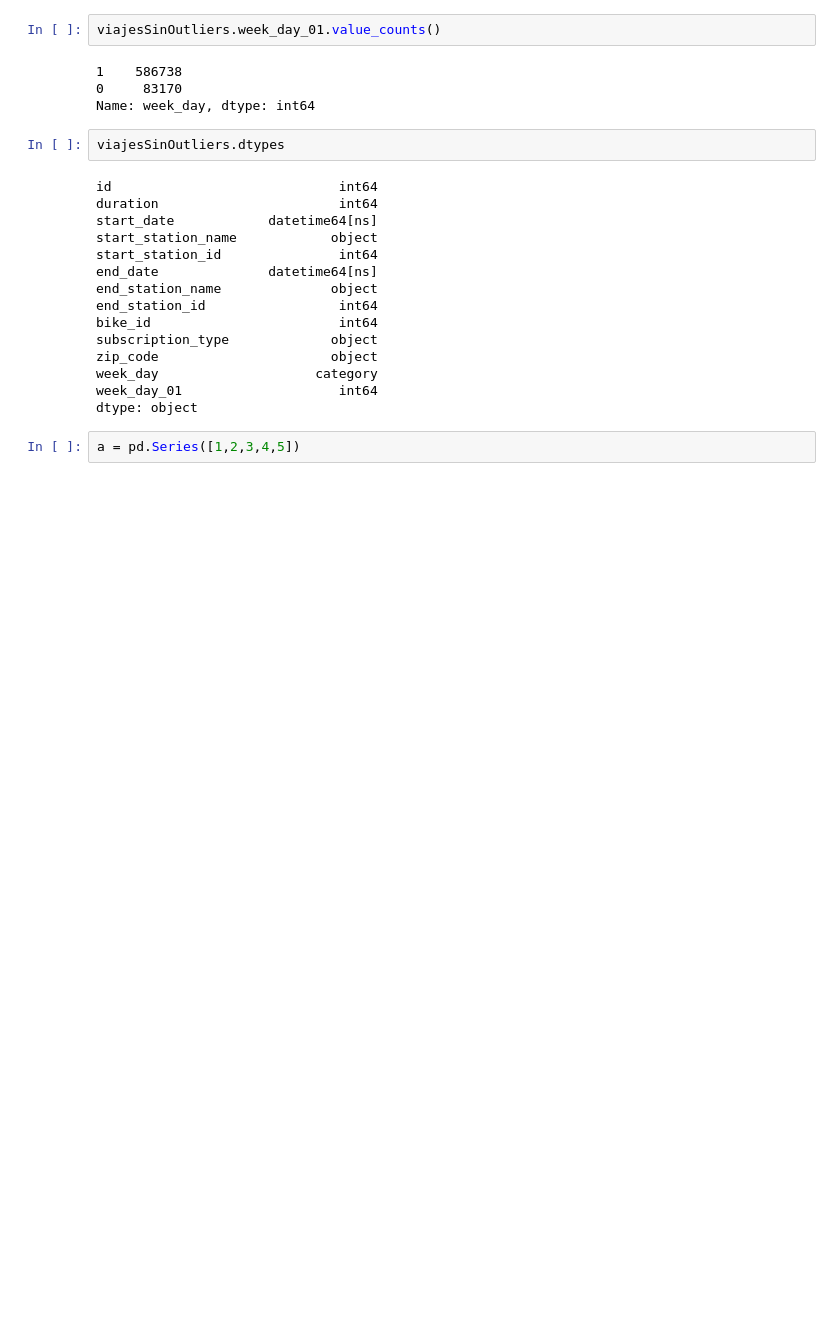
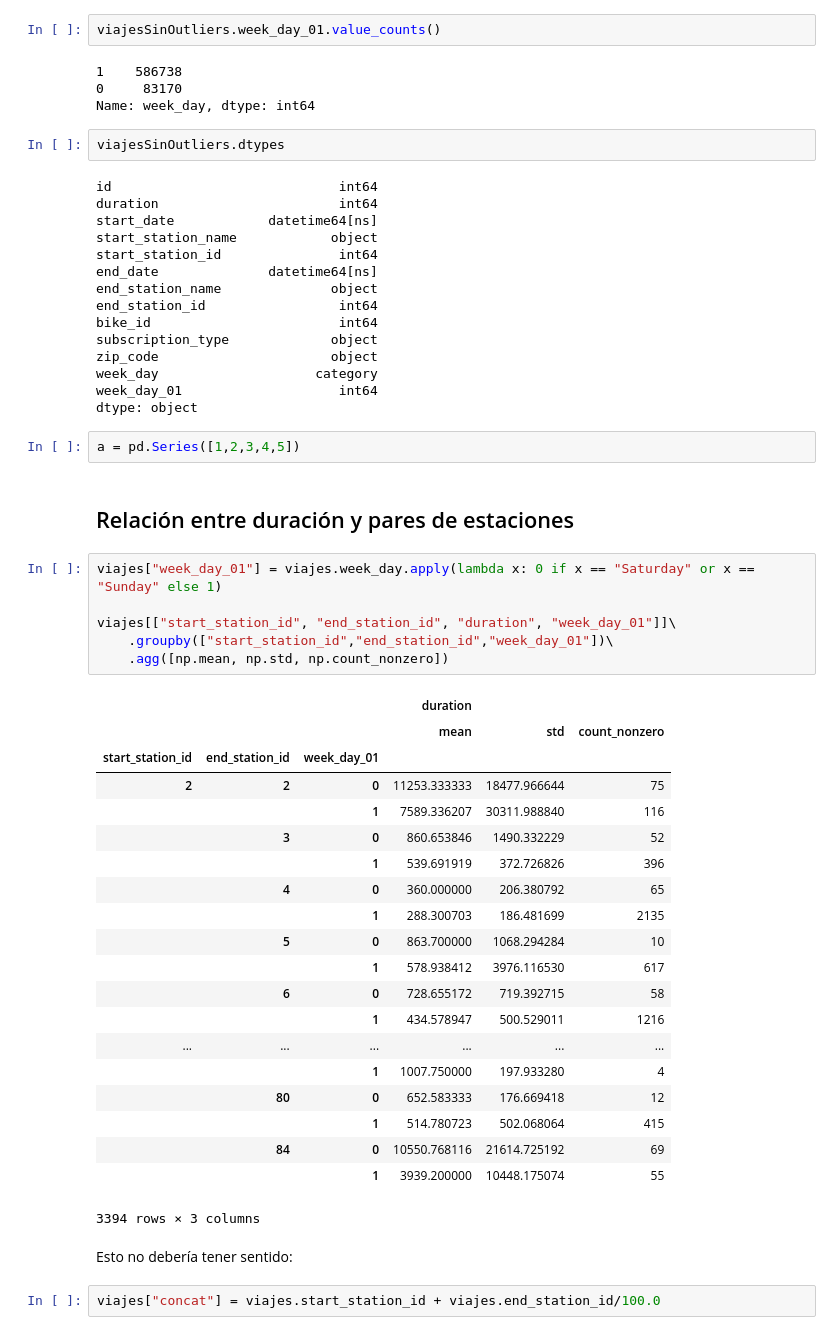
Before and after one commit to Arkenan/datos-tp, a Jupyter notebook: exploracion-status.ipynb, the cells around one changed output. Cells and saved outputs as stored; diff of their text form; blank space fills up the shorter version.

```diff
--- a/exploracion-status.ipynb
+++ b/exploracion-status.ipynb
@@ -471,3 +471,36 @@ week_day_01                    int64
 dtype: object
 # %%
 a = pd.Series([1,2,3,4,5])
+# %% [markdown]
+## Relación entre duración y pares de estaciones
+# %%
+viajes["week_day_01"] = viajes.week_day.apply(lambda x: 0 if x == "Saturday" or x == "Sunday" else 1)
+
+viajes[["start_station_id", "end_station_id", "duration", "week_day_01"]]\
+    .groupby(["start_station_id","end_station_id","week_day_01"])\
+    .agg([np.mean, np.std, np.count_nonzero])
+# %% [output]
+|  |  |  | duration |  |  |
+|  |  |  | mean | std | count_nonzero |
+| start_station_id | end_station_id | week_day_01 |  |  |  |
+| 2 | 2 | 0 | 11253.333333 | 18477.966644 | 75 |
+|  |  | 1 | 7589.336207 | 30311.988840 | 116 |
+|  | 3 | 0 | 860.653846 | 1490.332229 | 52 |
+|  |  | 1 | 539.691919 | 372.726826 | 396 |
+|  | 4 | 0 | 360.000000 | 206.380792 | 65 |
+|  |  | 1 | 288.300703 | 186.481699 | 2135 |
+|  | 5 | 0 | 863.700000 | 1068.294284 | 10 |
+|  |  | 1 | 578.938412 | 3976.116530 | 617 |
+|  | 6 | 0 | 728.655172 | 719.392715 | 58 |
+|  |  | 1 | 434.578947 | 500.529011 | 1216 |
+| ... | ... | ... | ... | ... | ... |
+|  |  | 1 | 1007.750000 | 197.933280 | 4 |
+|  | 80 | 0 | 652.583333 | 176.669418 | 12 |
+|  |  | 1 | 514.780723 | 502.068064 | 415 |
+|  | 84 | 0 | 10550.768116 | 21614.725192 | 69 |
+|  |  | 1 | 3939.200000 | 10448.175074 | 55 |
+3394 rows × 3 columns
+# %% [markdown]
+Esto no debería tener sentido:
+# %%
+viajes["concat"] = viajes.start_station_id + viajes.end_station_id/100.0
```
Also changed, not shown: parts of 24 cells of this notebook.
